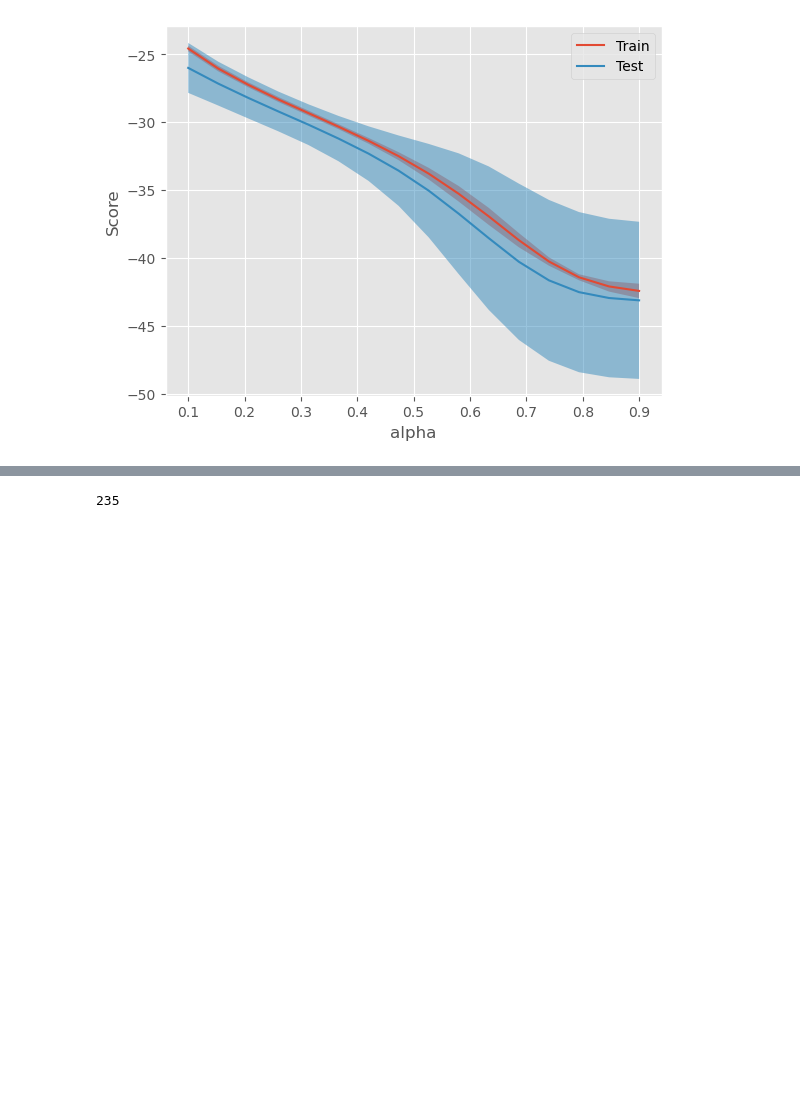
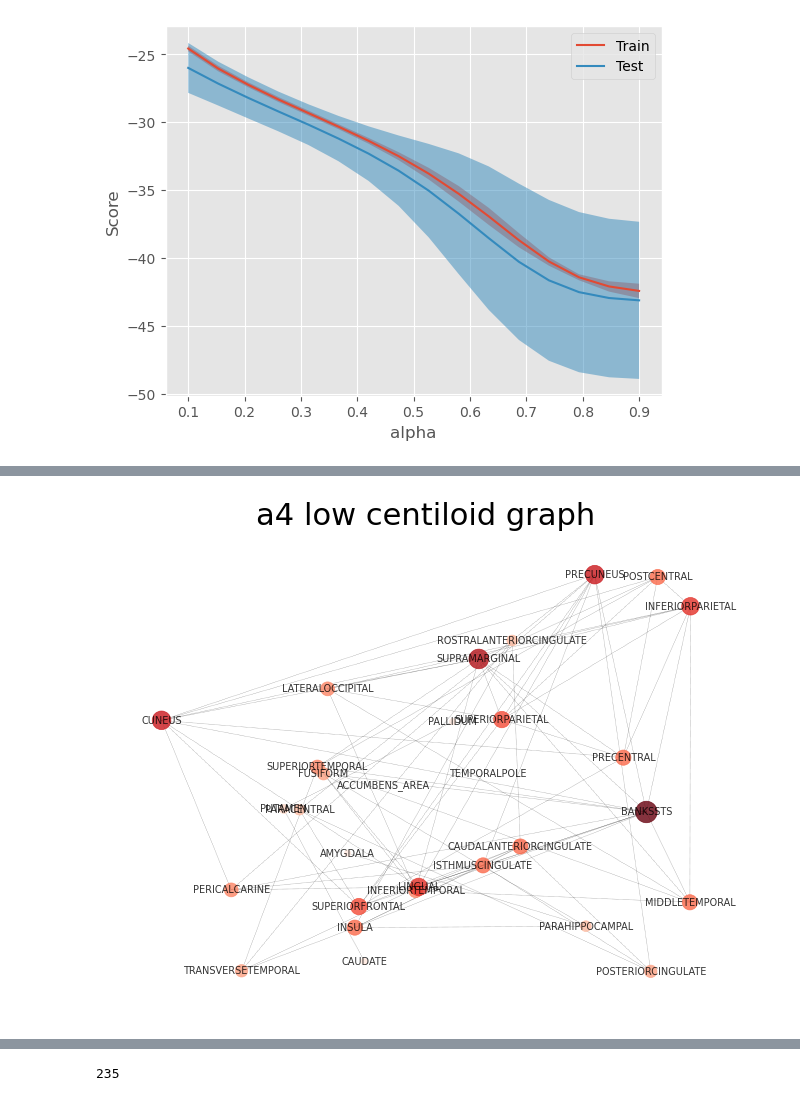
Before and after one commit to vkola-lab/jad2024, a Jupyter notebook: construct_ggm/pet_graphs/cent_pop_ggm_boostrap.ipynb, the cells around one changed output, grey strips where cells are left out. Saved outputs shown, nothing was run; the diff lists cells and outputs as text; code cells hidden in the pictures; blank space fills up the shorter version.

Commit message:
centiloid graphs

```diff
--- a/construct_ggm/pet_graphs/cent_pop_ggm_boostrap.ipynb
+++ b/construct_ggm/pet_graphs/cent_pop_ggm_boostrap.ipynb
@@ -312,52 +295,55 @@ print(nan_count)
 # %%
-#just for graph visualization, doesn't work for bootstrapped because there's more than one pop graph
-#node size based on connectivity visualization
-#assigns node labels based on the column id
-#this doesn't work because it's the bootstrap sample list
-# precision_matrix_p = model.precision_
-# np.fill_diagonal(precision_matrix_p, 0) #removes self connections by replacing the diagnonal of matrix with 0
+# just for graph visualization, doesn't work for bootstrapped because there's more than one pop graph
+# node size based on connectivity visualization
+# assigns node labels based on the column id
+# this doesn't work because it's the bootstrap sample list
+#It looks like it is working
+precision_matrix_p = model.precision_
+np.fill_diagonal(precision_matrix_p, 0) #removes self connections by replacing the diagnonal of matrix with 0
 
-# G_prog = nx.Graph(precision_matrix_p)
-# #create a dictionary that maps old node labels to new node labels
-# node_labels = {i: label for i, label in enumerate(progs_norm.columns)}
+G_prog = nx.Graph(precision_matrix_p)
+#create a dictionary that maps old node labels to new node labels
+node_labels = {i: label for i, label in enumerate(a4_cent_low.columns)}
 
-# #relabel the nodes in the graph using the dictionary
-# G_prog = nx.relabel_nodes(G_prog, node_labels)
+#relabel the nodes in the graph using the dictionary
+G_prog = nx.relabel_nodes(G_prog, node_labels)
 
-# # Assuming you already have precision_matrix_np and G_n_prog as in your code
-# # Calculate the node degrees (connectivity strength)
-# node_degrees = dict(G_prog.degree())
+# Assuming you already have precision_matrix_np and G_n_prog as in your code
+# Calculate the node degrees (connectivity strength)
+node_degrees = dict(G_prog.degree())
 
-# # Scale the node sizes based on node degrees
-# node_sizes = [20 * node_degrees[node] for node in G_prog.nodes()]
+# Scale the node sizes based on node degrees
+node_sizes = [20 * node_degrees[node] for node in G_prog.nodes()]
 
-# # Create a colormap for node colors based on node degrees
-# node_colors = list(node_degrees.values())
+# Create a colormap for node colors based on node degrees
+node_colors = list(node_degrees.values())
 
-# # Draw the graph with node sizes and colors
-# pos = nx.random_layout(G_prog)
-# nx.draw(
-#     G_prog,
-#     pos,
-#     with_labels=True,
-#     font_size=7,
-#     style="dotted",
-#     node_color=node_colors,
-#     cmap=plt.cm.Reds,
-#     node_size=node_sizes,
-#     alpha=0.8,
-#     width=0.3,
-# )
+# Draw the graph with node sizes and colors
+pos = nx.random_layout(G_prog)
+nx.draw(
+    G_prog,
+    pos,
+    with_labels=True,
+    font_size=7,
+    style="dotted",
+    node_color=node_colors,
+    cmap=plt.cm.Reds,
+    node_size=node_sizes,
+    alpha=0.8,
+    width=0.3,
+)
 
-# plt.title("Progressive MCI Population Graphical Model NACC", fontsize=22)
-# plt.show()
+plt.title("a4 low centiloid graph", fontsize=22)
+plt.show()
 
-#the random layout changes, to have the same one run the layout finctiopn first, choose what I want and then try it later
-#circular one might be good or spectral (bc it uses info on the degree of each node aware of hubs)
-#since these are random seed rnadom generator to generate same layout
-#generate positions once and then pass same poisition dictioary
-#network x is generating citionary of 2d positins to draw function
-#draw in circle (then spot patterns that way)
+# the random layout changes, to have the same one run the layout finctiopn first, choose what I want and then try it later
+# circular one might be good or spectral (bc it uses info on the degree of each node aware of hubs)
+# since these are random seed rnadom generator to generate same layout
+# generate positions once and then pass same poisition dictioary
+# network x is generating citionary of 2d positins to draw function
+# draw in circle (then spot patterns that way)
+# %% [output]
+[figure, added]
 # %%
 #calc metrics
 # terating through each bootsrap sample model, calculating the graph metrics, and then storing the metrics for eahc model in a dataframe
```
Also changed, not shown: parts of 46 cells of this notebook.
